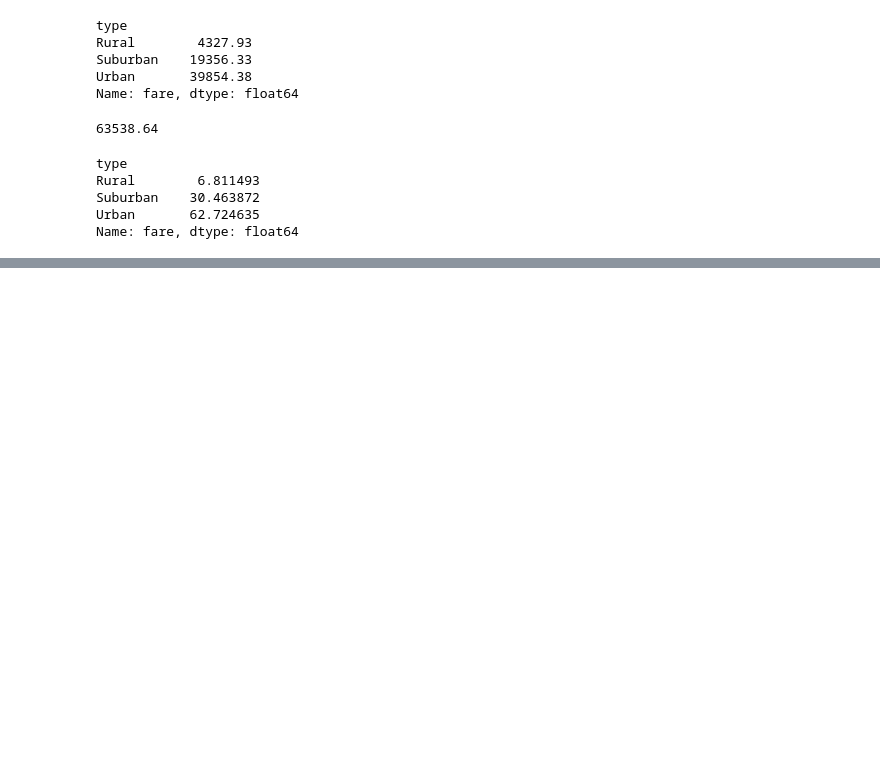
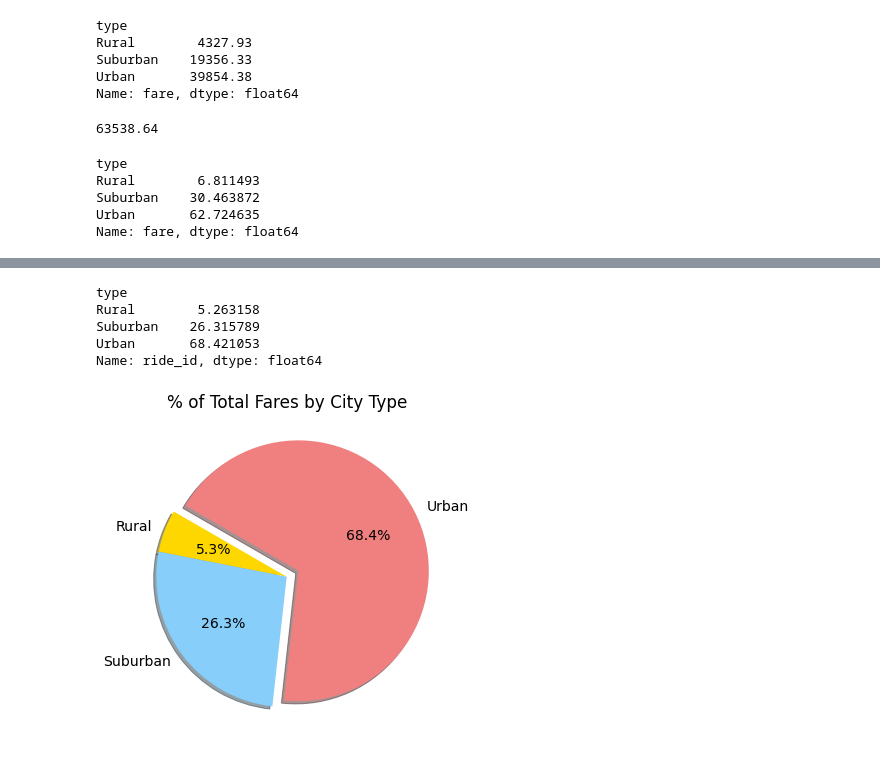
Before and after one commit to AWTENN/PyBer_Analysis, a Jupyter notebook: PyBer.ipynb, the cells around one changed output, grey strips where cells are left out. Saved outputs shown, nothing was run; the diff lists cells and outputs as text; code cells hidden in the pictures; blank space fills up the shorter version.

```diff
--- a/PyBer.ipynb
+++ b/PyBer.ipynb
@@ -623,0 +631,27 @@ plt.show()
+# %%
+# Calculate the percentage of total rides for each city type.
+type_ride_percents = 100 * city_ride.groupby(["type"]).count()["ride_id"] / city_ride["ride_id"].count()
+type_ride_percents
+# %% [output]
+type
+Rural        5.263158
+Suburban    26.315789
+Urban       68.421053
+Name: ride_id, dtype: float64
+# %%
+# Build Pie Chart for percentage of total rides for each city type
+plt.subplots(figsize=(10, 6))
+plt.pie(type_ride_percents,
+    labels=["Rural", "Suburban", "Urban"],
+    colors=["gold", "lightskyblue", "lightcoral"],
+    explode=[0, 0, 0.1],
+    autopct='%1.1f%%',
+    shadow=True, startangle=150)
+plt.title("% of Total Fares by City Type")
+mpl.rcParams['font.size'] = 14
+# Save Figure
+plt.savefig("Fig6.png")
+# Show Figure
+plt.show()
+# %% [output]
+[figure, added]
```
Also changed, not shown: parts of 1 cell of this notebook, 1 other file.
